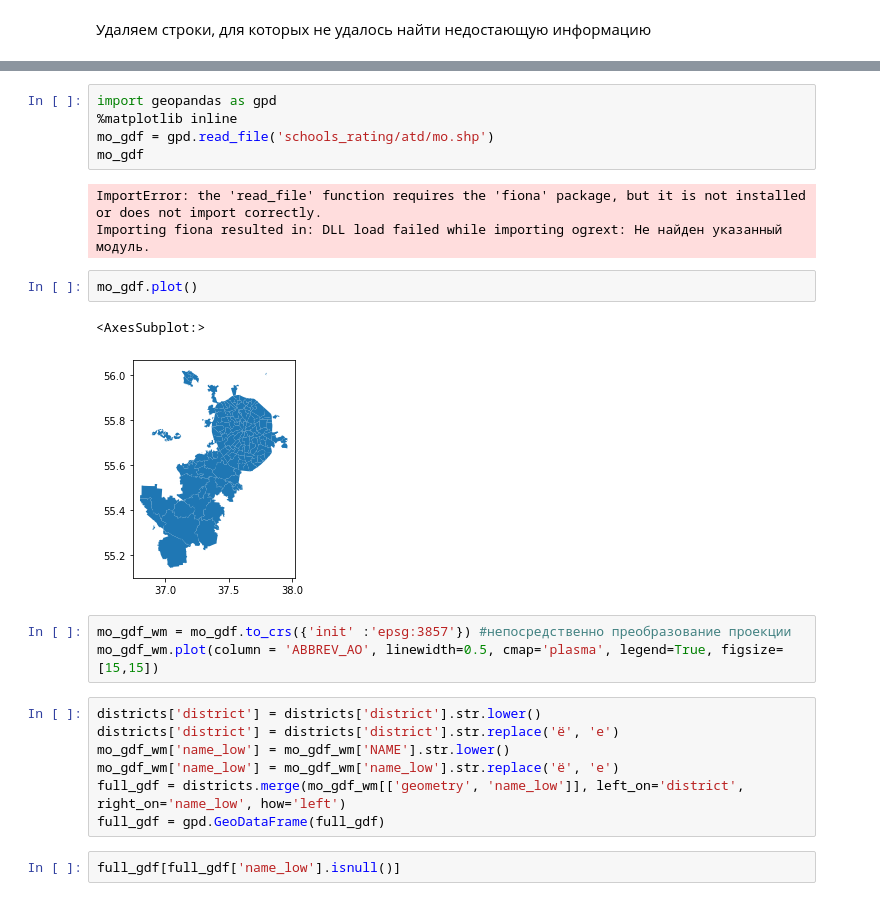
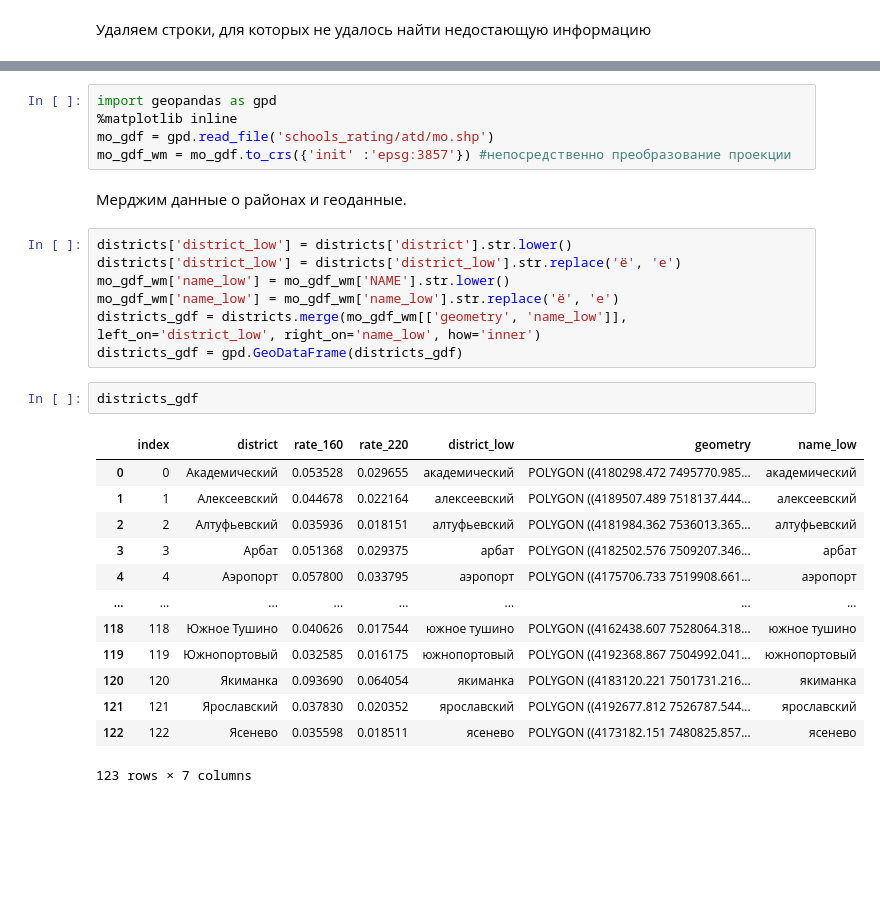
Before and after one commit to bebyakinb/geodata, a Jupyter notebook: schools_rate.ipynb, the cells around one changed output, grey strips where cells are left out. Drawn from its saved outputs; the diff is of its cells as text; blank space fills up the shorter version.

```diff
--- a/schools_rate.ipynb
+++ b/schools_rate.ipynb
@@ -116,24 +118,29 @@ districts
 import geopandas as gpd
 %matplotlib inline
 mo_gdf = gpd.read_file('schools_rating/atd/mo.shp')
-mo_gdf
+mo_gdf_wm = mo_gdf.to_crs({'init' :'epsg:3857'}) #непосредственно преобразование проекции
-# %% [output]
-ImportError: the 'read_file' function requires the 'fiona' package, but it is not installed or does not import correctly.
-Importing fiona resulted in: DLL load failed while importing ogrext: Не найден указанный модуль.
-# %%
-mo_gdf.plot()
-# %% [output]
-<AxesSubplot:>
-[figure, removed]
-# %%
-mo_gdf_wm = mo_gdf.to_crs({'init' :'epsg:3857'}) #непосредственно преобразование проекции
-mo_gdf_wm.plot(column = 'ABBREV_AO', linewidth=0.5, cmap='plasma', legend=True, figsize=[15,15])
+# %% [markdown]
+Мерджим данные о районах и геоданные.
 # %%
-districts['district'] = districts['district'].str.lower()
-districts['district'] = districts['district'].str.replace('ё', 'е')
+districts['district_low'] = districts['district'].str.lower()
+districts['district_low'] = districts['district_low'].str.replace('ё', 'е')
 mo_gdf_wm['name_low'] = mo_gdf_wm['NAME'].str.lower()
 mo_gdf_wm['name_low'] = mo_gdf_wm['name_low'].str.replace('ё', 'е')
-full_gdf = districts.merge(mo_gdf_wm[['geometry', 'name_low']], left_on='district', right_on='name_low', how='left')
-full_gdf = gpd.GeoDataFrame(full_gdf)
+districts_gdf = districts.merge(mo_gdf_wm[['geometry', 'name_low']], left_on='district_low', right_on='name_low', how='inner')
+districts_gdf = gpd.GeoDataFrame(districts_gdf)
 # %%
-full_gdf[full_gdf['name_low'].isnull()]
+districts_gdf
+# %% [output]
+|  | index | district | rate_160 | rate_220 | district_low | geometry | name_low |
+| 0 | 0 | Академический | 0.053528 | 0.029655 | академический | POLYGON ((4180298.472 7495770.985... | академический |
+| 1 | 1 | Алексеевский | 0.044678 | 0.022164 | алексеевский | POLYGON ((4189507.489 7518137.444... | алексеевский |
+| 2 | 2 | Алтуфьевский | 0.035936 | 0.018151 | алтуфьевский | POLYGON ((4181984.362 7536013.365... | алтуфьевский |
+| 3 | 3 | Арбат | 0.051368 | 0.029375 | арбат | POLYGON ((4182502.576 7509207.346... | арбат |
+| 4 | 4 | Аэропорт | 0.057800 | 0.033795 | аэропорт | POLYGON ((4175706.733 7519908.661... | аэропорт |
+| ... | ... | ... | ... | ... | ... | ... | ... |
+| 118 | 118 | Южное Тушино | 0.040626 | 0.017544 | южное тушино | POLYGON ((4162438.607 7528064.318... | южное тушино |
+| 119 | 119 | Южнопортовый | 0.032585 | 0.016175 | южнопортовый | POLYGON ((4192368.867 7504992.041... | южнопортовый |
+| 120 | 120 | Якиманка | 0.093690 | 0.064054 | якиманка | POLYGON ((4183120.221 7501731.216... | якиманка |
+| 121 | 121 | Ярославский | 0.037830 | 0.020352 | ярославский | POLYGON ((4192677.812 7526787.544... | ярославский |
+| 122 | 122 | Ясенево | 0.035598 | 0.018511 | ясенево | POLYGON ((4173182.151 7480825.857... | ясенево |
+123 rows × 7 columns
```
Also changed, not shown: parts of 24 cells of this notebook.
